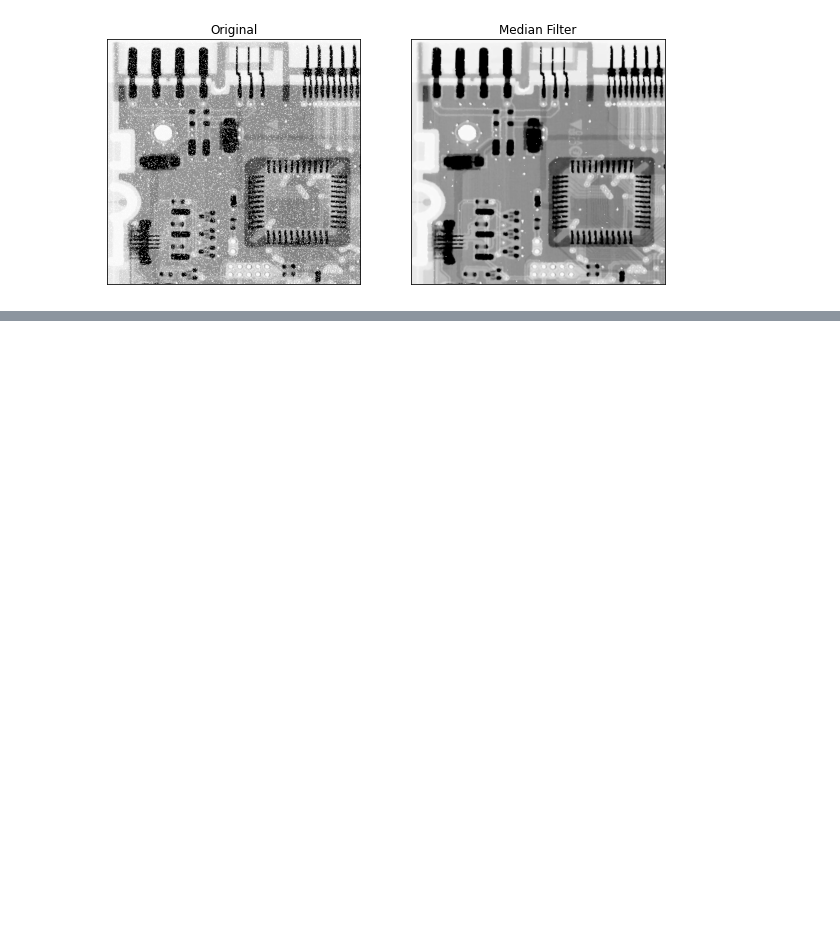
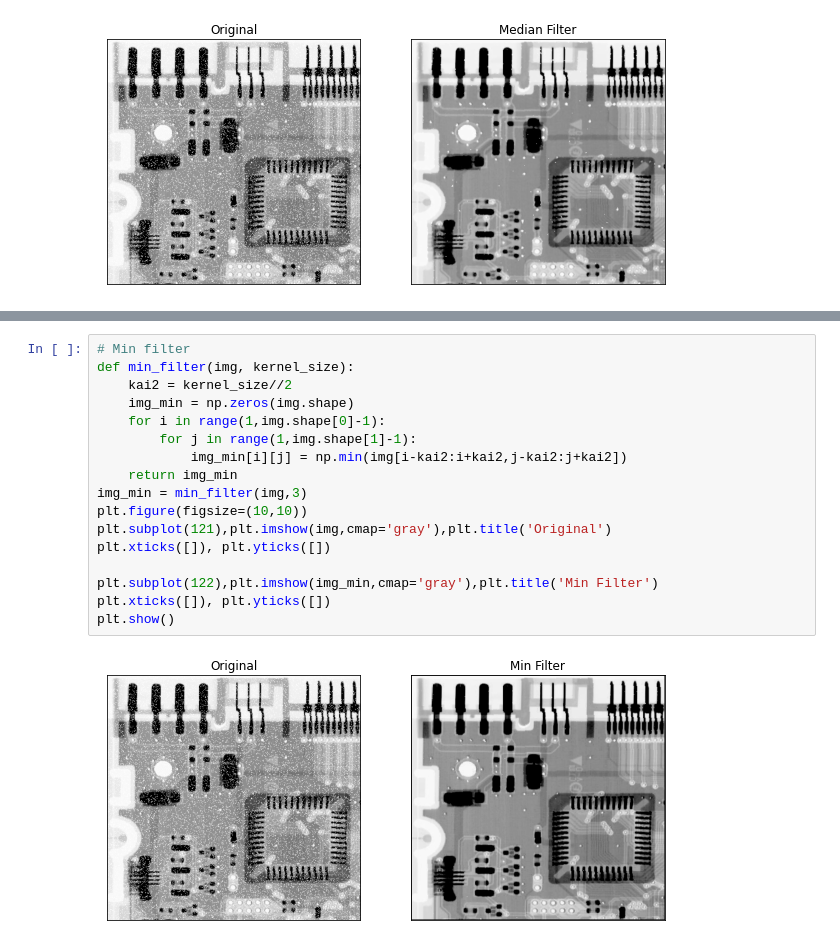
Before and after one commit to Devasy23/College, a Jupyter notebook: SEM7/DIPA/p7_DIPA.ipynb, the cells around one changed output, grey strips where cells are left out. Saved outputs shown, nothing was run; the diff lists cells and outputs as text; blank space fills up the shorter version.

```diff
--- a/SEM7/DIPA/p7_DIPA.ipynb
+++ b/SEM7/DIPA/p7_DIPA.ipynb
@@ -30,0 +61,19 @@ plt.show()
+# %%
+# Min filter
+def min_filter(img, kernel_size):
+    kai2 = kernel_size//2
+    img_min = np.zeros(img.shape)
+    for i in range(1,img.shape[0]-1):
+        for j in range(1,img.shape[1]-1):
+            img_min[i][j] = np.min(img[i-kai2:i+kai2,j-kai2:j+kai2])
+    return img_min
+img_min = min_filter(img,3)
+plt.figure(figsize=(10,10))
+plt.subplot(121),plt.imshow(img,cmap='gray'),plt.title('Original')
+plt.xticks([]), plt.yticks([])
+
+plt.subplot(122),plt.imshow(img_min,cmap='gray'),plt.title('Min Filter')
+plt.xticks([]), plt.yticks([])
+plt.show()
+# %% [output]
+[figure, added]
```
Also changed, not shown: parts of 11 cells of this notebook, 1 other file.
